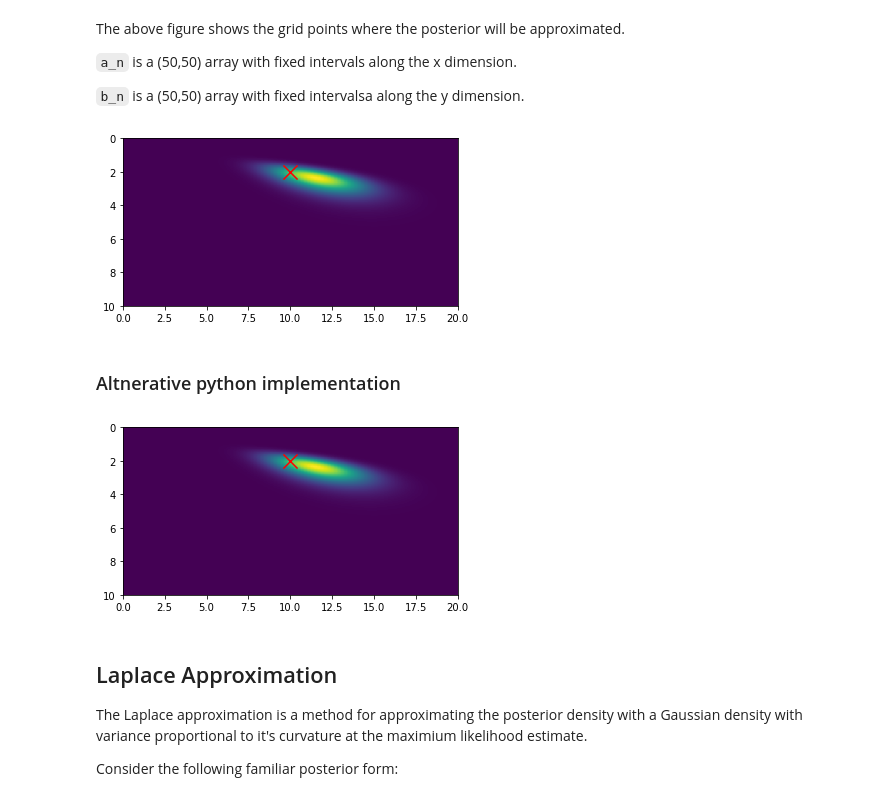
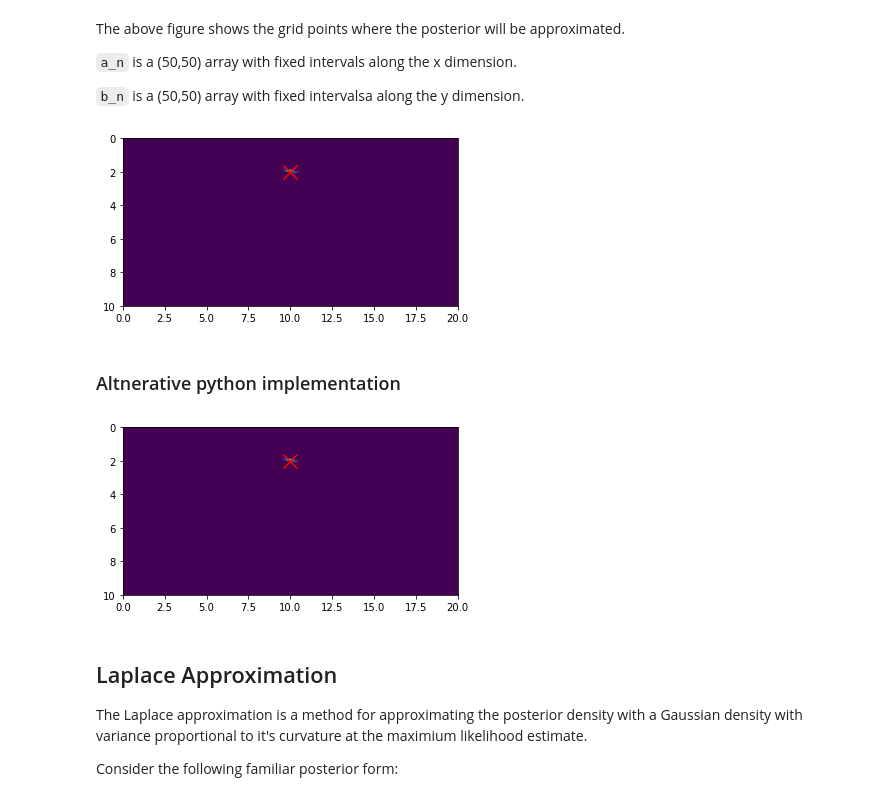
Before and after one commit to PavanChaggar/Bayesian_inference, a Jupyter notebook: python_tutorials/Nonlinear_models.ipynb, the cells around one changed output. Saved outputs shown, nothing was run; the diff lists cells and outputs as text; code cells hidden in the pictures.

```diff
--- a/python_tutorials/Nonlinear_models.ipynb
+++ b/python_tutorials/Nonlinear_models.ipynb
@@ -21,9 +21,13 @@ true_a = 10
 true_b = 2
 n = 100
 t = np.transpose(np.linspace(0,2,n))
-sigma = 5
+sigma = 0.5
 
-y = true_a * np.exp(-true_b*t) + sigma * np.random.randn(n)
+f = lambda a, b: a * np.exp(-b * t)
+fn = lambda a, b: a * np.exp(-b * t) + sigma * np.random.randn(n)
+
+y = f(true_a,true_b)
+d = fn(true_a, true_b)
 # %%
 import matplotlib.pyplot as plt
 plt.plot(t, y)
@@ -76,28 +78,28 @@ The above figure shows the grid points where the posterior will be approximated.
 `b_n` is a (50,50) array with fixed intervalsa along the y dimension.
 # %%
 # define a lambda function to evaluate our function with parameters a and b without noise
-f = lambda a, b: a * np.exp(-b*t)
+#f = lambda a, b: a * np.exp(-b*t)
 
 # define another lamnda function to evalute the normal probability density function  at given values of a and b
-pdf = lambda a, b: np.exp(-(0.5/sigma**2) * np.sum((y - f(a,b).T)**2))
+pdf = lambda a, b: np.exp(-(0.5/sigma**2) * np.sum((d - f(a,b).T)**2))
 
 # set up a 2 dimensional array to fill values of a and b
 likelihood_grid = np.ones([100,100])
 
 # loop through values of a and b to populate the grid above, starting with a and working up the y (b) axis.
 for i, aa in enumerate(a):
     for j, bb in enumerate(b):
         likelihood_grid[i][j] = pdf(aa,bb)
 
 # normalise to the sum of the values (probability distributions should add to 1)
 norm_likelihood_grid = likelihood_grid/np.sum(likelihood_grid)
 
 # plot the norm_posterior with as a heatmap with the true values plotted as a large red cross
 plt.imshow(norm_likelihood_grid.T, extent = [0,20,10,0])
 plt.scatter(true_a,true_b, color='r', marker='x', s=200)
 plt.show()
 # %% [output]
-[figure, old version]
+[figure, new version]
 # %% [markdown]
 ### Altnerative python implementation
 # %%
@@ -105,13 +107,13 @@ plt.show()
 aa = np.tile(a_n.flatten(),(100,1))
 bb = b_n.flatten().reshape(10000,1)
 tt = t.reshape(len(t),1)
-yy = np.tile(y, (10000,1))
+dd = np.tile(d, (10000,1))
 
 # calculate grid values of f(a,b) taking advantage of the shapes of aa, bb and tt
-f = aa * np.exp(-tt@bb.T)
+ff = aa * np.exp(-tt@bb.T)
 
 # calculate likelihood from normal pdf
-likelihood = np.exp(-(0.5/sigma**2) * np.sum((yy.T - f)**2,0))
+likelihood = np.exp(-(0.5/sigma**2) * np.sum((dd.T - ff)**2,0))
 
 # normalise to the sum of the values (probability distributions should add to 1)
 norm_likelihood = likelihood / np.sum(likelihood)
@@ -121,7 +123,7 @@ plt.imshow(norm_likelihood.reshape(100,100), extent = [0,20,10,0])
 plt.scatter(true_a,true_b, color='r', marker='x', s=200)
 plt.show()
 # %% [output]
-[figure, old version]
+[figure, new version]
 # %% [markdown]
  ## Laplace Approximation
 
```
Also changed, not shown: parts of 7 cells of this notebook.
